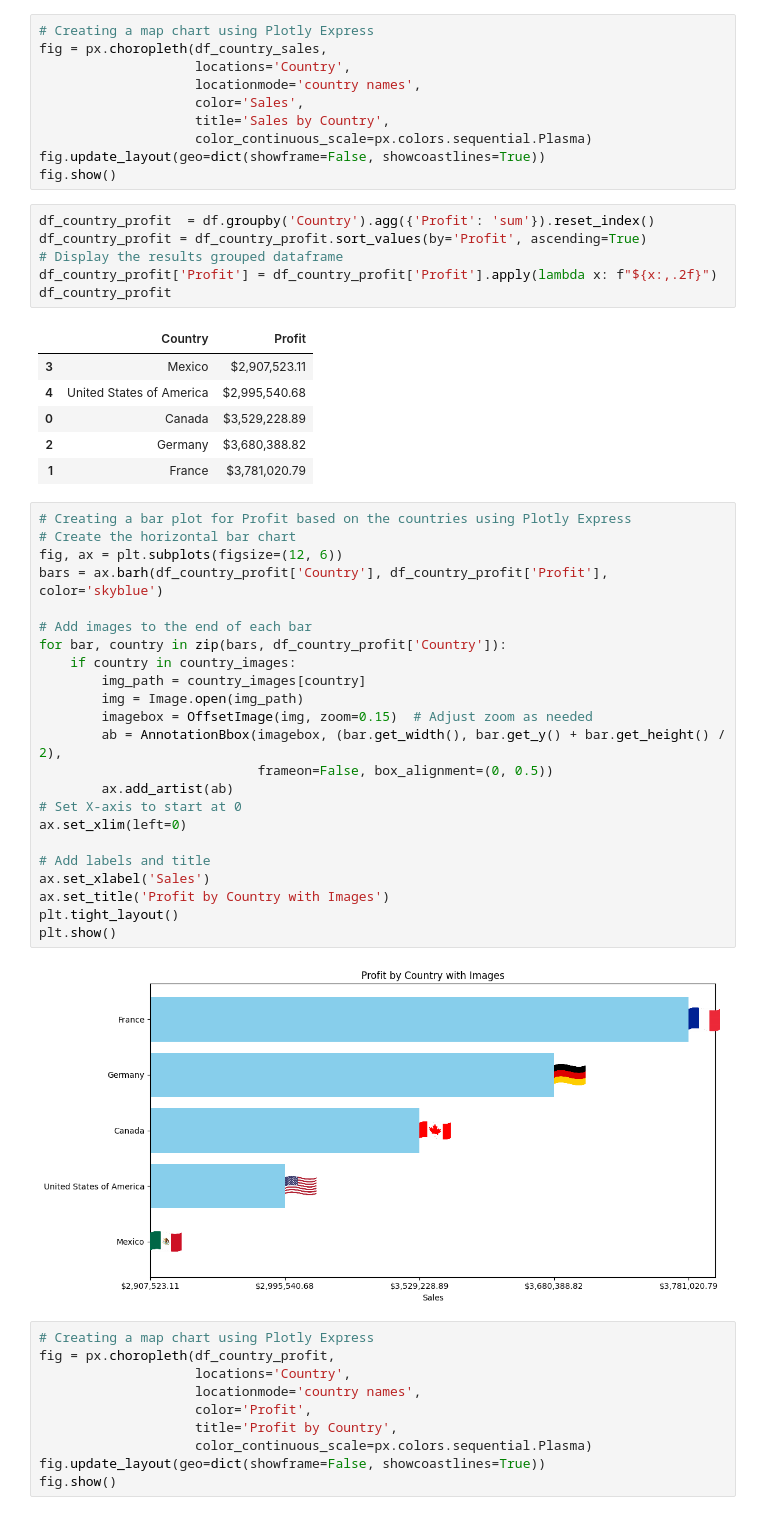
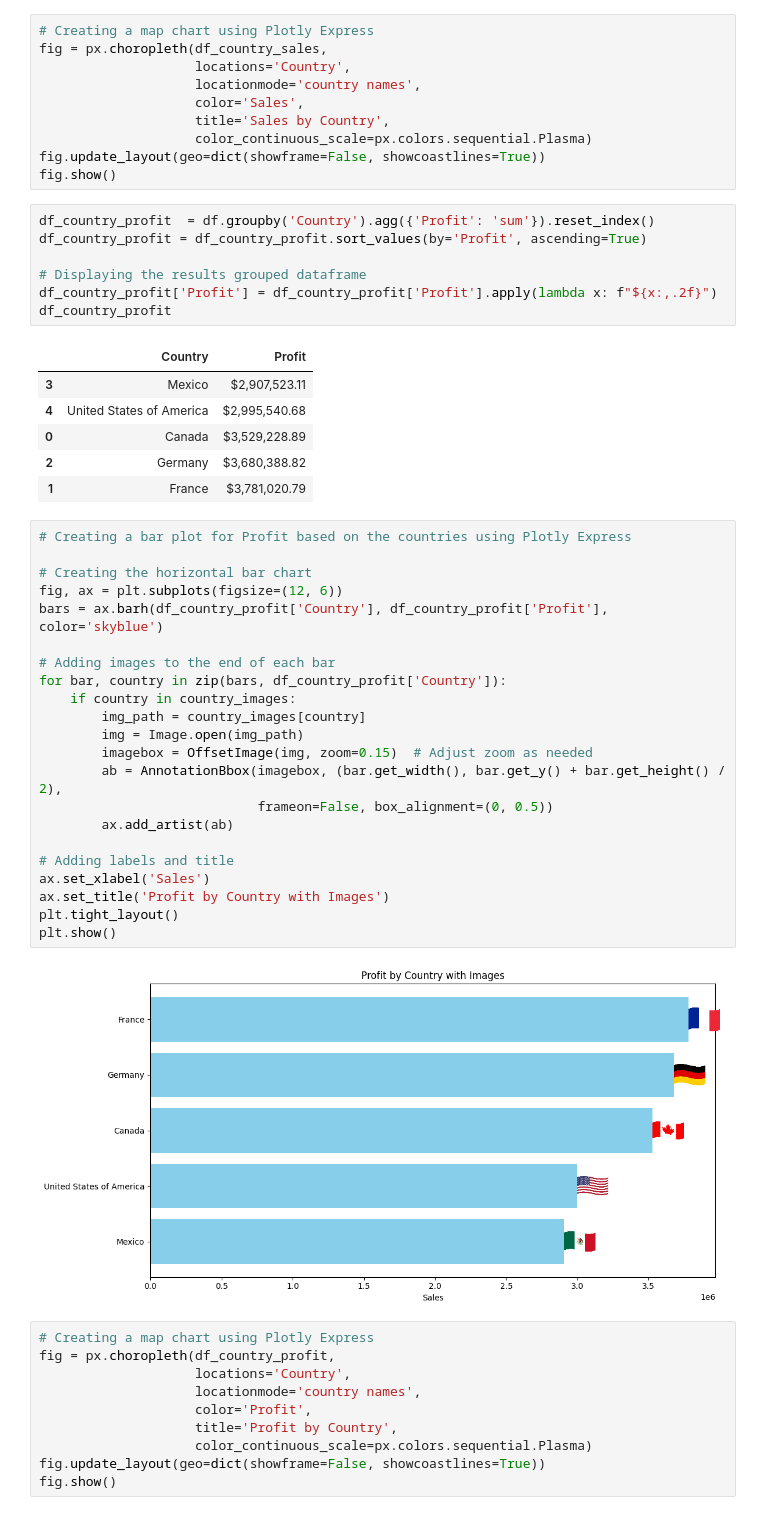
Before and after one commit to Lhecks/financial_analysts, a Jupyter notebook: main.ipynb, the cells around one changed output. Saved outputs shown, nothing was run; the diff lists cells and outputs as text.

```diff
--- a/main.ipynb
+++ b/main.ipynb
@@ -232,7 +234,8 @@ fig.show()
 # %%
 df_country_profit  = df.groupby('Country').agg({'Profit': 'sum'}).reset_index()
 df_country_profit = df_country_profit.sort_values(by='Profit', ascending=True)
-# Display the results grouped dataframe
+
+# Displaying the results grouped dataframe
 df_country_profit['Profit'] = df_country_profit['Profit'].apply(lambda x: f"${x:,.2f}")
 df_country_profit
 # %% [output]
@@ -244,29 +247,28 @@ df_country_profit
 | 1 | France | $3,781,020.79 |
 # %%
 # Creating a bar plot for Profit based on the countries using Plotly Express
-# Create the horizontal bar chart
+
+# Creating the horizontal bar chart
 fig, ax = plt.subplots(figsize=(12, 6))
 bars = ax.barh(df_country_profit['Country'], df_country_profit['Profit'], color='skyblue')
 
-# Add images to the end of each bar
+# Adding images to the end of each bar
 for bar, country in zip(bars, df_country_profit['Country']):
     if country in country_images:
         img_path = country_images[country]
         img = Image.open(img_path)
         imagebox = OffsetImage(img, zoom=0.15)  # Adjust zoom as needed
         ab = AnnotationBbox(imagebox, (bar.get_width(), bar.get_y() + bar.get_height() / 2),
                             frameon=False, box_alignment=(0, 0.5))
         ax.add_artist(ab)
-# Set X-axis to start at 0
-ax.set_xlim(left=0)
 
-# Add labels and title
+# Adding labels and title
 ax.set_xlabel('Sales')
 ax.set_title('Profit by Country with Images')
 plt.tight_layout()
 plt.show()
 # %% [output]
-[figure, old version]
+[figure, new version]
 # %%
 # Creating a map chart using Plotly Express
 fig = px.choropleth(df_country_profit,
```
Also changed, not shown: parts of 13 cells of this notebook, 1 other file.
